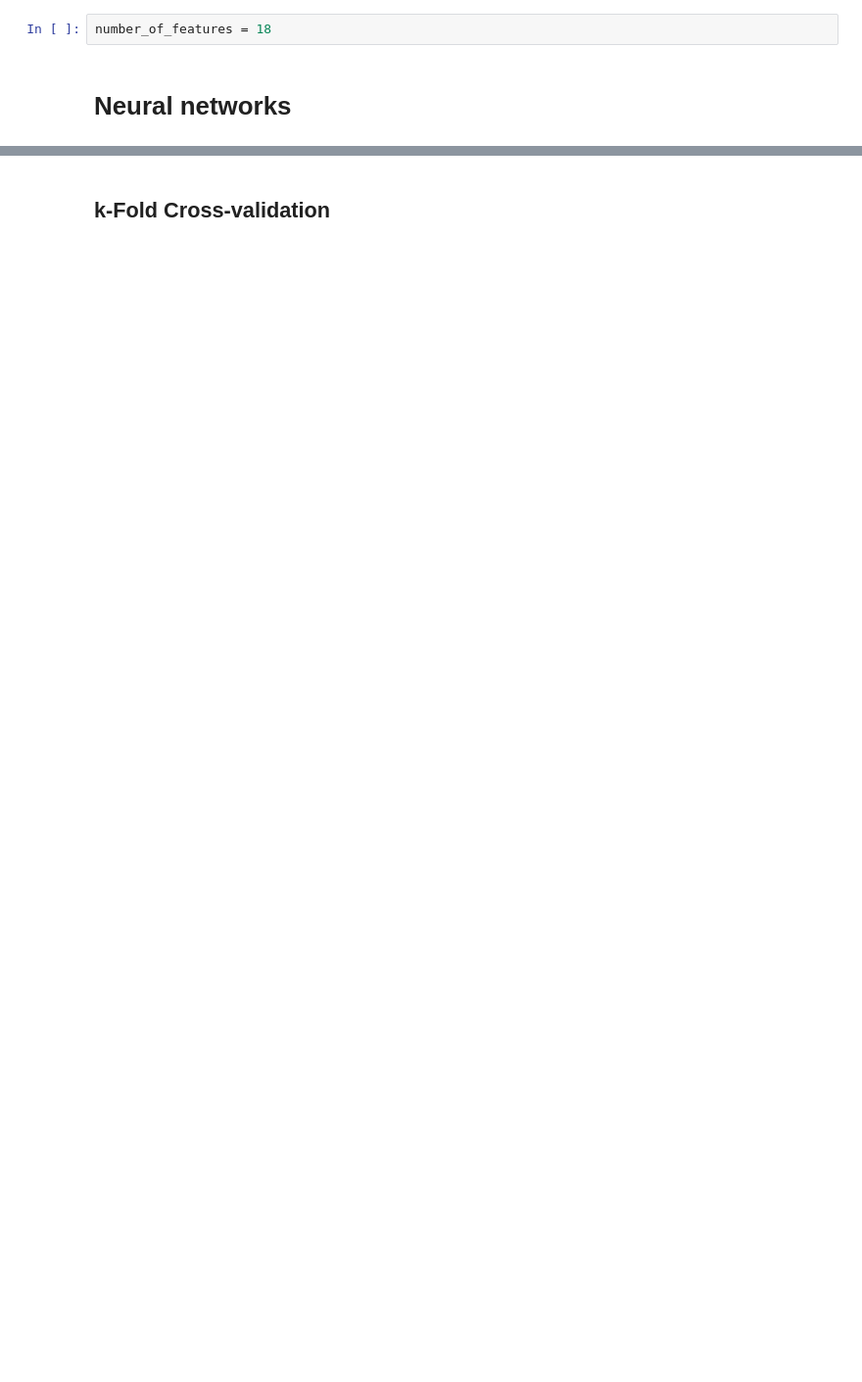
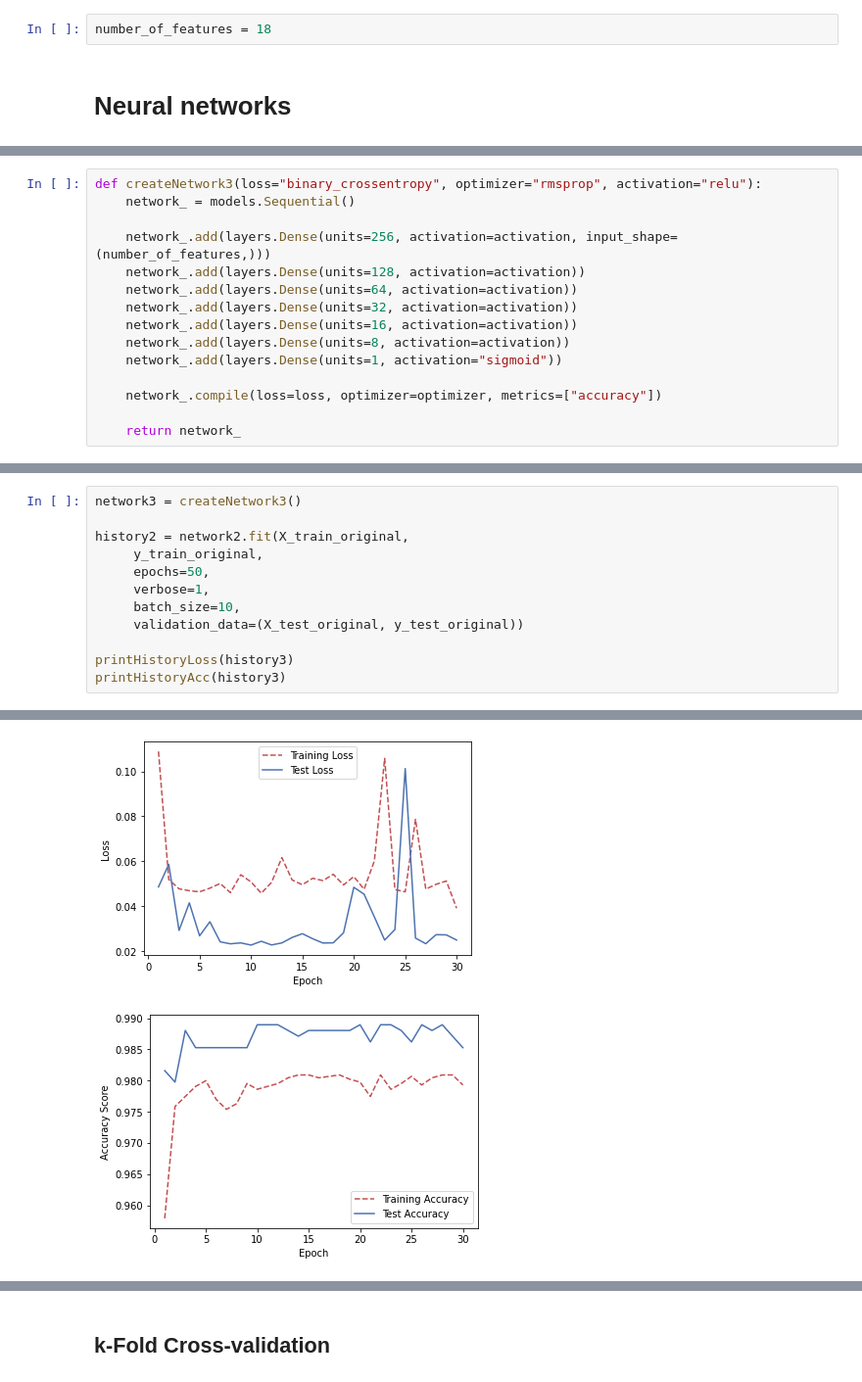
Before and after one commit to MilicaTrifunovic/MachineLearning, a Jupyter notebook: Project 3/NeuralNetworks.ipynb, the cells around one changed output, grey strips where cells are left out. Shown at 98% size. Cells and saved outputs as stored; diff of their text form; blank space fills up the shorter version.

```diff
--- a/Project 3/NeuralNetworks.ipynb
+++ b/Project 3/NeuralNetworks.ipynb
@@ -295,0 +318,15 @@ def createNetwork(loss="binary_crossentropy", optimizer="rmsprop", activation="r
+# %%
+def createNetwork3(loss="binary_crossentropy", optimizer="rmsprop", activation="relu"):
+    network_ = models.Sequential()
+
+    network_.add(layers.Dense(units=256, activation=activation, input_shape=(number_of_features,)))
+    network_.add(layers.Dense(units=128, activation=activation))
+    network_.add(layers.Dense(units=64, activation=activation))
+    network_.add(layers.Dense(units=32, activation=activation))
+    network_.add(layers.Dense(units=16, activation=activation))
+    network_.add(layers.Dense(units=8, activation=activation))
+    network_.add(layers.Dense(units=1, activation="sigmoid"))
+
+    network_.compile(loss=loss, optimizer=optimizer, metrics=["accuracy"])
+
+    return network_
@@ -369,0 +437,13 @@ Epoch 100/100
+# %%
+network3 = createNetwork3()
+
+history2 = network2.fit(X_train_original,
+     y_train_original,
+     epochs=50,
+     verbose=1,
+     batch_size=10,
+     validation_data=(X_test_original, y_test_original))
+
+printHistoryLoss(history3)
+printHistoryAcc(history3)
+# %% [output]
@@ -369,0 +467,2 @@ Epoch 100/100
+[figure, added]
+[figure, added]
```
Also changed, not shown: parts of 33 cells of this notebook.
